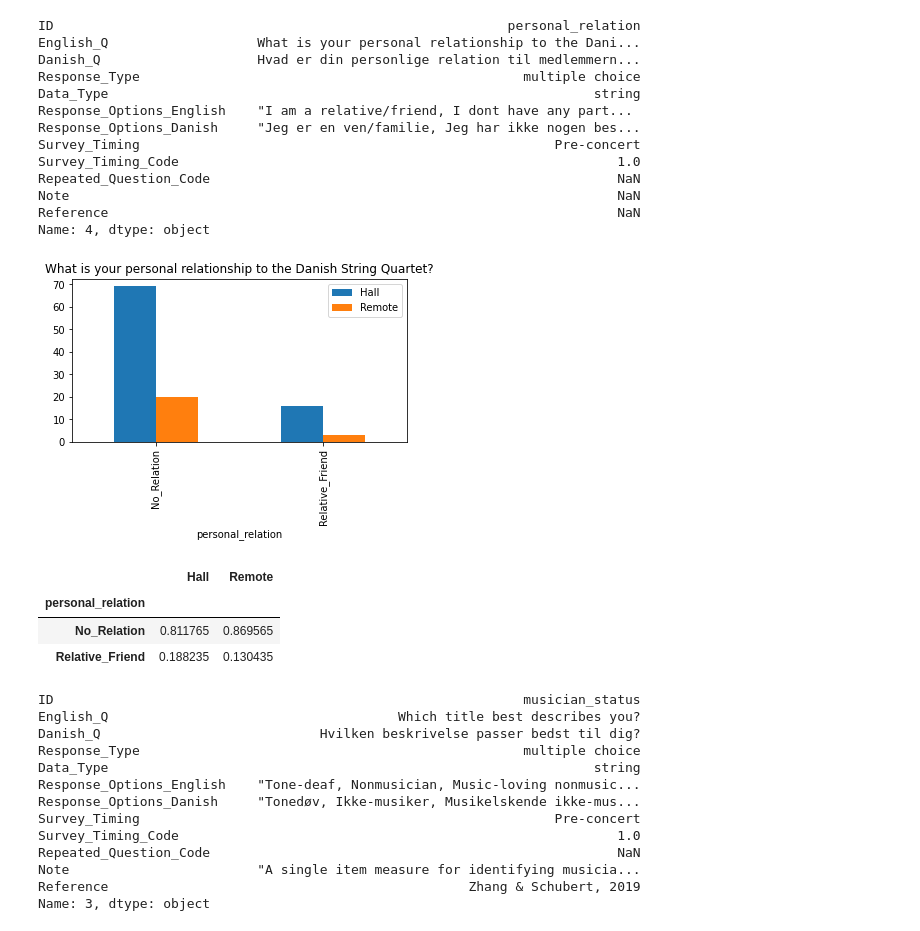
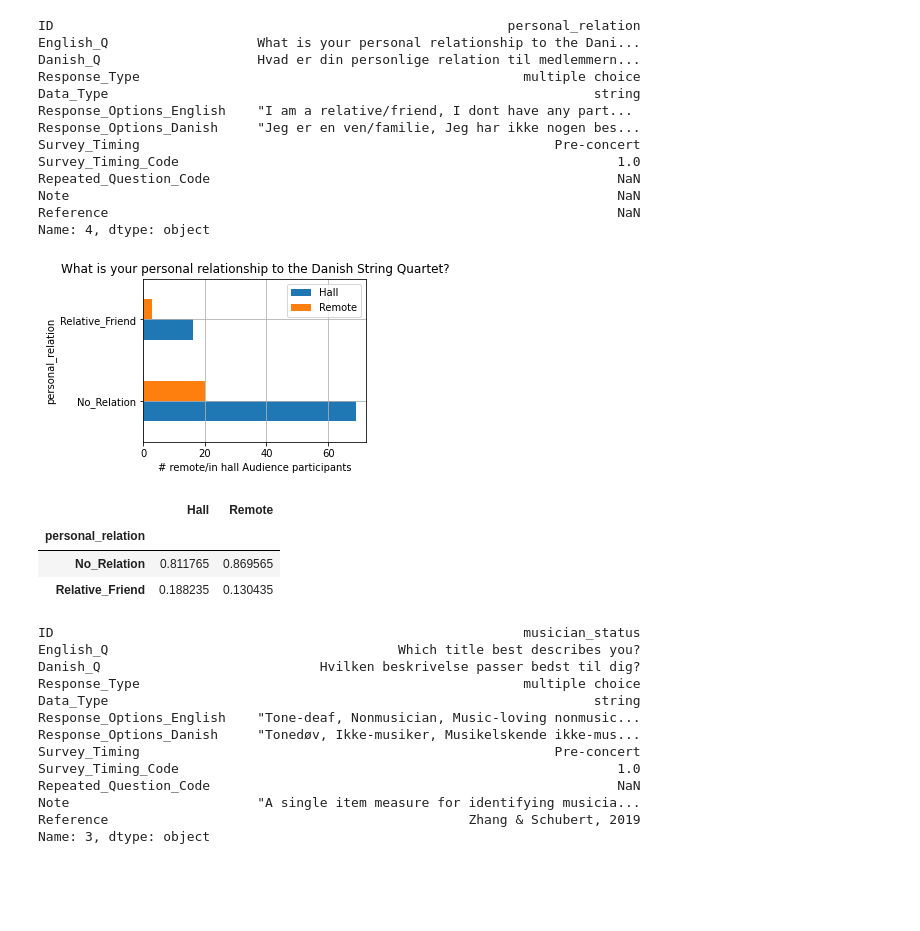
Before and after one commit to finn42/MusicLabCopen_AudienceMotion, a Jupyter notebook: 1_Audience_Motion_Audience_Stats_Locations.ipynb, the cells around one changed output. Drawn from its saved outputs; the diff is of its cells as text; code cells hidden in the pictures; blank space fills up the shorter version.

```diff
--- a/1_Audience_Motion_Audience_Stats_Locations.ipynb
+++ b/1_Audience_Motion_Audience_Stats_Locations.ipynb
@@ -361,18 +365,20 @@ Name: 4, dtype: object
 # %%
 R_df = pd.DataFrame()
 R_df['Hall'] = HQ_df[Quest_text.loc[q,'ID']].value_counts()
 R_df['Remote'] = RQ_df[Quest_text.loc[q,'ID']].value_counts()
 
-R_df.plot.bar(figsize=(6, 3))
+R_df.plot.barh(figsize=(4, 3))
 # plt.xlabel(Quest_text.loc[q,'Response_Options_English'])
 plt.title(Quest_text.loc[q,'English_Q'])
+plt.grid()
+plt.xlabel('# remote/in hall Audience participants')
 plt.savefig('./supplemental_plots/Participants_RelationshipDSQ_dist.png',bbox_inches = 'tight',dpi = 196)
 plt.show()
 R_df['Hall'] = R_df['Hall']/R_df['Hall'].sum()
 R_df['Remote'] = R_df['Remote']/R_df['Remote'].sum()
 R_df
 # %% [output]
-[figure, old version]
+[figure, new version]
 |  | Hall | Remote |
 | personal_relation |  |  |
 | No_Relation | 0.811765 | 0.869565 |
```
Also changed, not shown: parts of 5 cells of this notebook, 31 other files.
